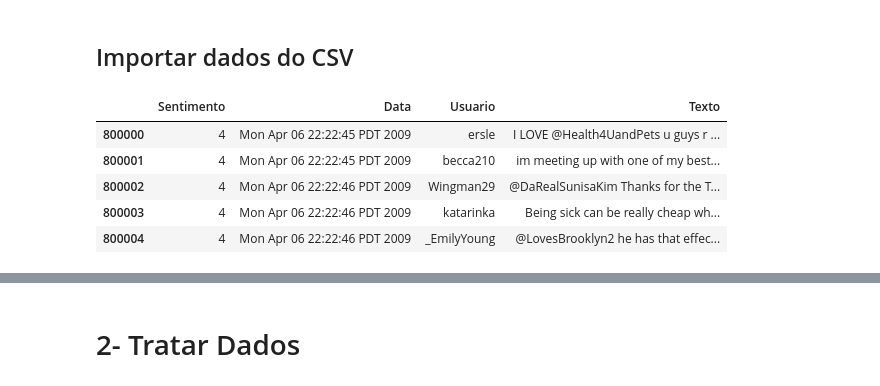
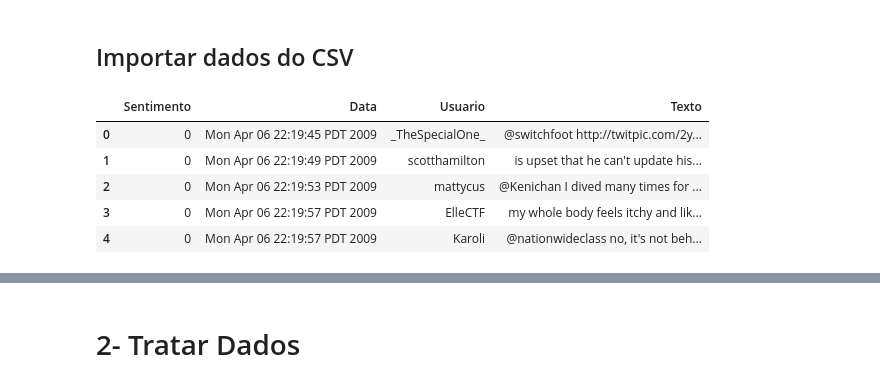
Before and after one commit to alanpadua/npl_analise_sentimentos, a Jupyter notebook: trabalho.ipynb, the cells around one changed output, grey strips where cells are left out. Saved outputs shown, nothing was run; the diff lists cells and outputs as text; code cells hidden in the pictures.

```diff
--- a/trabalho.ipynb
+++ b/trabalho.ipynb
@@ -58,15 +58,15 @@ deep_learning = DeepLearning()
 # %% [markdown]
 ## Importar dados do CSV
 # %%
-tweets = tratar_dados.importar_parcial(1000)
-# tweets = tratar_dados.importar_csv()
+# tweets = tratar_dados.importar_parcial(1000)
+tweets = tratar_dados.importar_csv()
 tweets.head()
 # %% [output]
 |  | Sentimento | Data | Usuario | Texto |
-| 800000 | 4 | Mon Apr 06 22:22:45 PDT 2009 | ersle | I LOVE @Health4UandPets u guys r ... |
-| 800001 | 4 | Mon Apr 06 22:22:45 PDT 2009 | becca210 | im meeting up with one of my best... |
-| 800002 | 4 | Mon Apr 06 22:22:46 PDT 2009 | Wingman29 | @DaRealSunisaKim Thanks for the T... |
-| 800003 | 4 | Mon Apr 06 22:22:46 PDT 2009 | katarinka | Being sick can be really cheap wh... |
-| 800004 | 4 | Mon Apr 06 22:22:46 PDT 2009 | _EmilyYoung | @LovesBrooklyn2 he has that effec... |
+| 0 | 0 | Mon Apr 06 22:19:45 PDT 2009 | _TheSpecialOne_ | @switchfoot http://twitpic.com/2y... |
+| 1 | 0 | Mon Apr 06 22:19:49 PDT 2009 | scotthamilton | is upset that he can't update his... |
+| 2 | 0 | Mon Apr 06 22:19:53 PDT 2009 | mattycus | @Kenichan I dived many times for ... |
+| 3 | 0 | Mon Apr 06 22:19:57 PDT 2009 | ElleCTF | my whole body feels itchy and lik... |
+| 4 | 0 | Mon Apr 06 22:19:57 PDT 2009 | Karoli | @nationwideclass no, it's not beh... |
 # %%
 tweets['Sentimento_Texto'] = tweets['Sentimento'].replace([0, 4, 2],['negativo', 'positivo', 'neutro'])
```
Also changed, not shown: parts of 30 cells of this notebook, 2 other files.
